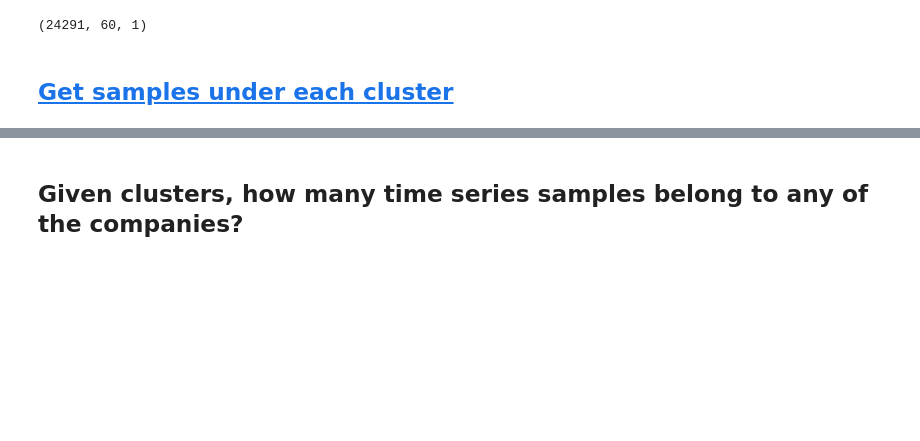
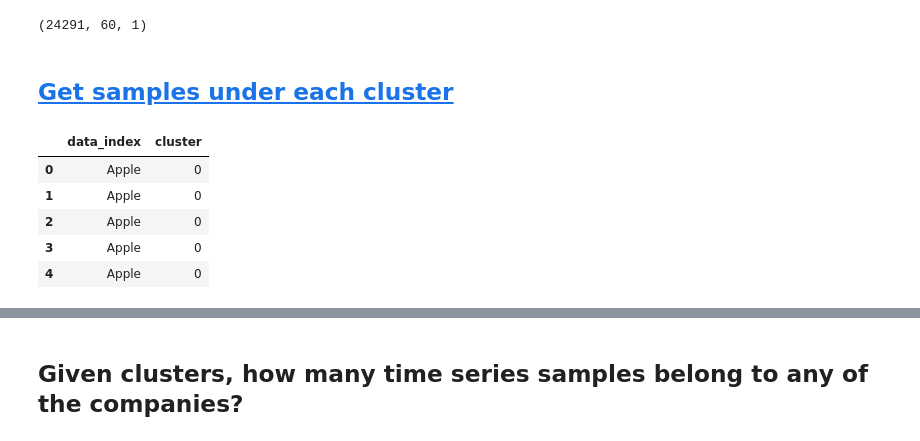
Before and after one commit to OmkarMehta/SSFwithNODE, a Jupyter notebook: time-series-similarity/time_series_similarity.ipynb, the cells around one changed output, grey strips where cells are left out. Saved outputs shown, nothing was run; the diff lists cells and outputs as text; code cells hidden in the pictures; blank space fills up the shorter version.

```diff
--- a/time-series-similarity/time_series_similarity.ipynb
+++ b/time-series-similarity/time_series_similarity.ipynb
@@ -2124,6 +2129,9 @@ X_train.shape
 # %% [markdown]
 ## [Get samples under each cluster](https://stackoverflow.com/questions/36195457/how-to-get-the-samples-in-each-cluster)
 # %%
-def get_samples_per_cluster():
+def get_samples_per_cluster(data_index, dba_km):
     import pandas as pd
     cluster_map = pd.DataFrame()
+    cluster_map['data_index'] = data_index
+    cluster_map['cluster'] = dba_km.labels_
+    return cluster_map
@@ -2131,0 +2138,11 @@ def get_cdist_dtw():
+# %%
+cluster_map = get_samples_per_cluster(data_index, dba_dict['dba_km'])
+# %%
+cluster_map.head()
+# %% [output]
+|  | data_index | cluster |
+| 0 | Apple | 0 |
+| 1 | Apple | 0 |
+| 2 | Apple | 0 |
+| 3 | Apple | 0 |
+| 4 | Apple | 0 |
```
Also changed, not shown: parts of 12 cells of this notebook.
